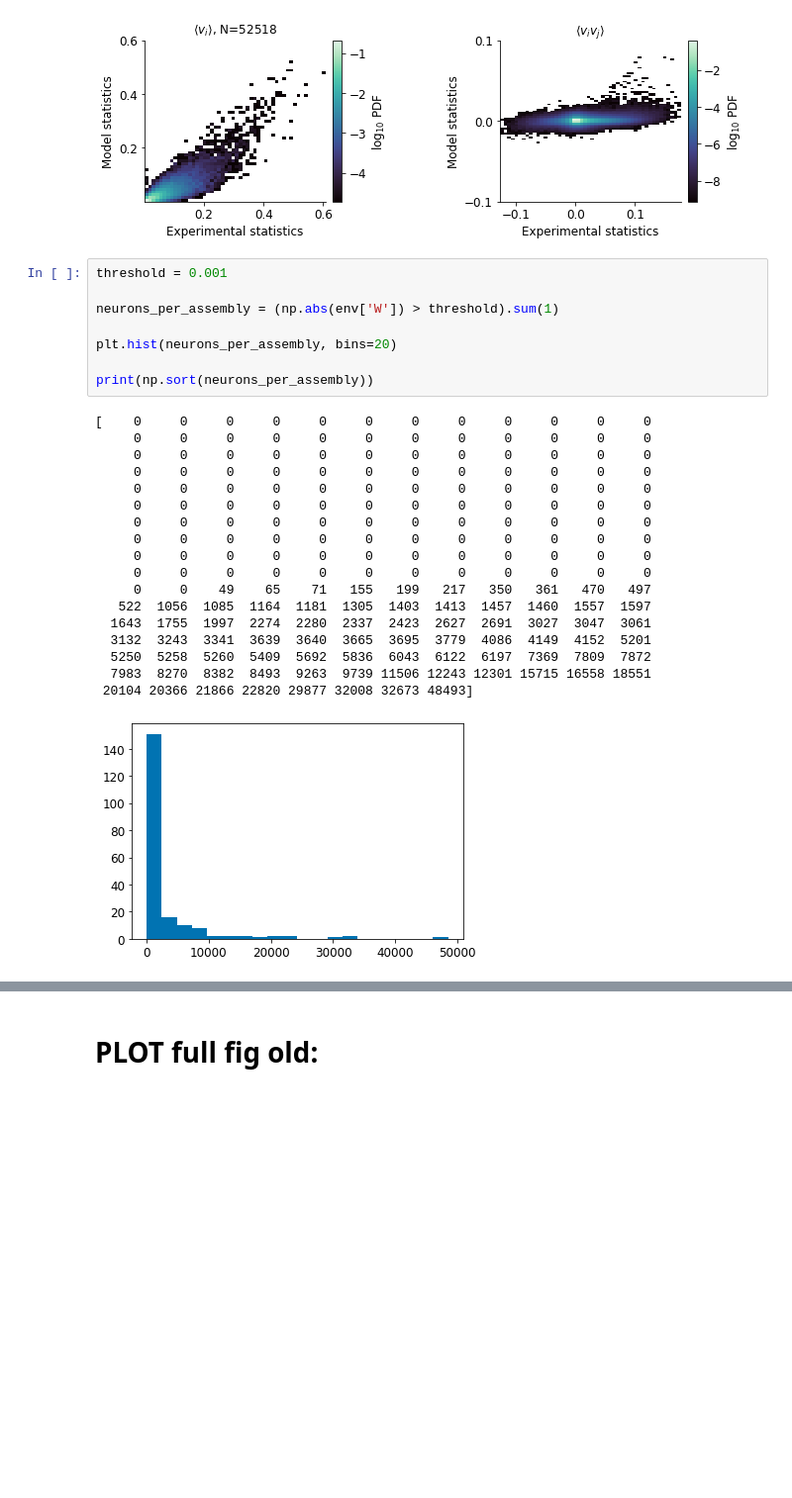
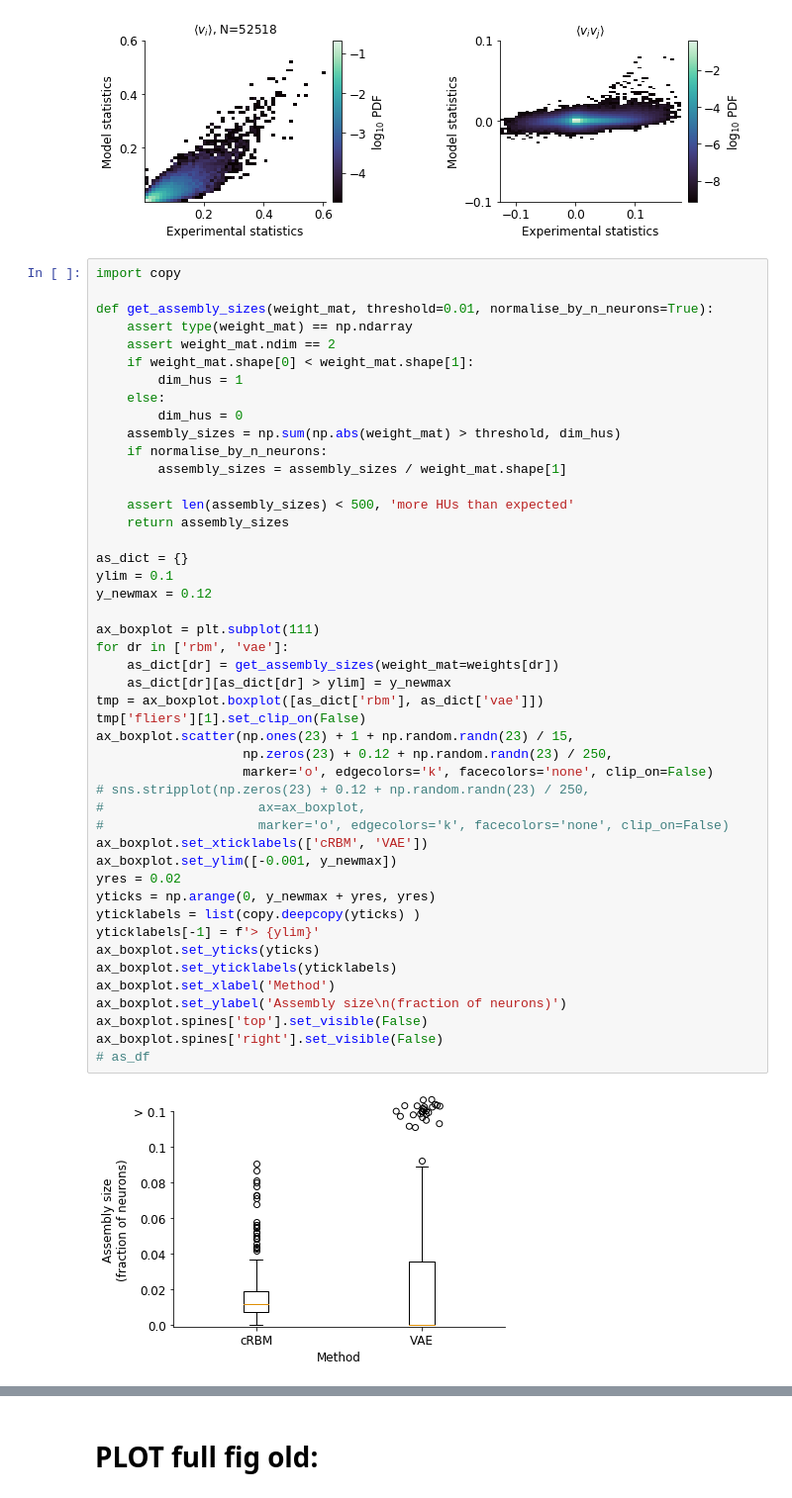
Before and after one commit to vdplasthijs/zf-rbm, a Jupyter notebook: figure_notebooks/fig_model_selection.ipynb, the cells around one changed output, grey strips where cells are left out. Shown at 99% size. Drawn from its saved outputs; the diff is of its cells as text; blank space fills up the shorter version.

```diff
--- a/figure_notebooks/fig_model_selection.ipynb
+++ b/figure_notebooks/fig_model_selection.ipynb
@@ -874,30 +862,51 @@ ax_dict[1].set_title(r'$\langle v_i v_j \rangle$')
 # %% [output]
 Text(0.5, 1.0, '$\\langle v_i v_j \\rangle$')
 [figure]
-# %%
-threshold = 0.001
-
-neurons_per_assembly = (np.abs(env['W']) > threshold).sum(1)
-
-plt.hist(neurons_per_assembly, bins=20)
-
-print(np.sort(neurons_per_assembly))
-# %% [output]
-[    0     0     0     0     0     0     0     0     0     0     0     0
-     0     0     0     0     0     0     0     0     0     0     0     0
-     0     0     0     0     0     0     0     0     0     0     0     0
-     0     0     0     0     0     0     0     0     0     0     0     0
-     0     0     0     0     0     0     0     0     0     0     0     0
-     0     0     0     0     0     0     0     0     0     0     0     0
-     0     0     0     0     0     0     0     0     0     0     0     0
-     0     0     0     0     0     0     0     0     0     0     0     0
-     0     0     0     0     0     0     0     0     0     0     0     0
-     0     0     0     0     0     0     0     0     0     0     0     0
-     0     0    49    65    71   155   199   217   350   361   470   497
-   522  1056  1085  1164  1181  1305  1403  1413  1457  1460  1557  1597
-  1643  1755  1997  2274  2280  2337  2423  2627  2691  3027  3047  3061
-  3132  3243  3341  3639  3640  3665  3695  3779  4086  4149  4152  5201
-  5250  5258  5260  5409  5692  5836  6043  6122  6197  7369  7809  7872
-  7983  8270  8382  8493  9263  9739 11506 12243 12301 15715 16558 18551
- 20104 20366 21866 22820 29877 32008 32673 48493]
-[figure, removed]
+# %%
+import copy
+
+def get_assembly_sizes(weight_mat, threshold=0.01, normalise_by_n_neurons=True):
+    assert type(weight_mat) == np.ndarray
+    assert weight_mat.ndim == 2
+    if weight_mat.shape[0] < weight_mat.shape[1]:
+        dim_hus = 1
+    else:
+        dim_hus = 0
+    assembly_sizes = np.sum(np.abs(weight_mat) > threshold, dim_hus)
+    if normalise_by_n_neurons:
+        assembly_sizes = assembly_sizes / weight_mat.shape[1]
+
+    assert len(assembly_sizes) < 500, 'more HUs than expected'
+    return assembly_sizes
+
+as_dict = {}
+ylim = 0.1
+y_newmax = 0.12
+
+ax_boxplot = plt.subplot(111)
+for dr in ['rbm', 'vae']:
+    as_dict[dr] = get_assembly_sizes(weight_mat=weights[dr])
+    as_dict[dr][as_dict[dr] > ylim] = y_newmax
+tmp = ax_boxplot.boxplot([as_dict['rbm'], as_dict['vae']])
+tmp['fliers'][1].set_clip_on(False)
+ax_boxplot.scatter(np.ones(23) + 1 + np.random.randn(23) / 15,
+                   np.zeros(23) + 0.12 + np.random.randn(23) / 250,
+                   marker='o', edgecolors='k', facecolors='none', clip_on=False)
+# sns.stripplot(np.zeros(23) + 0.12 + np.random.randn(23) / 250,
+#                    ax=ax_boxplot,
+#                    marker='o', edgecolors='k', facecolors='none', clip_on=False)
+ax_boxplot.set_xticklabels(['cRBM', 'VAE'])
+ax_boxplot.set_ylim([-0.001, y_newmax])
+yres = 0.02
+yticks = np.arange(0, y_newmax + yres, yres)
+yticklabels = list(copy.deepcopy(yticks) )
+yticklabels[-1] = f'> {ylim}'
+ax_boxplot.set_yticks(yticks)
+ax_boxplot.set_yticklabels(yticklabels)
+ax_boxplot.set_xlabel('Method')
+ax_boxplot.set_ylabel('Assembly size\n(fraction of neurons)')
+ax_boxplot.spines['top'].set_visible(False)
+ax_boxplot.spines['right'].set_visible(False)
+# as_df
+# %% [output]
+[figure, added]
```
Also changed, not shown: parts of 15 cells of this notebook, 1 other file.
